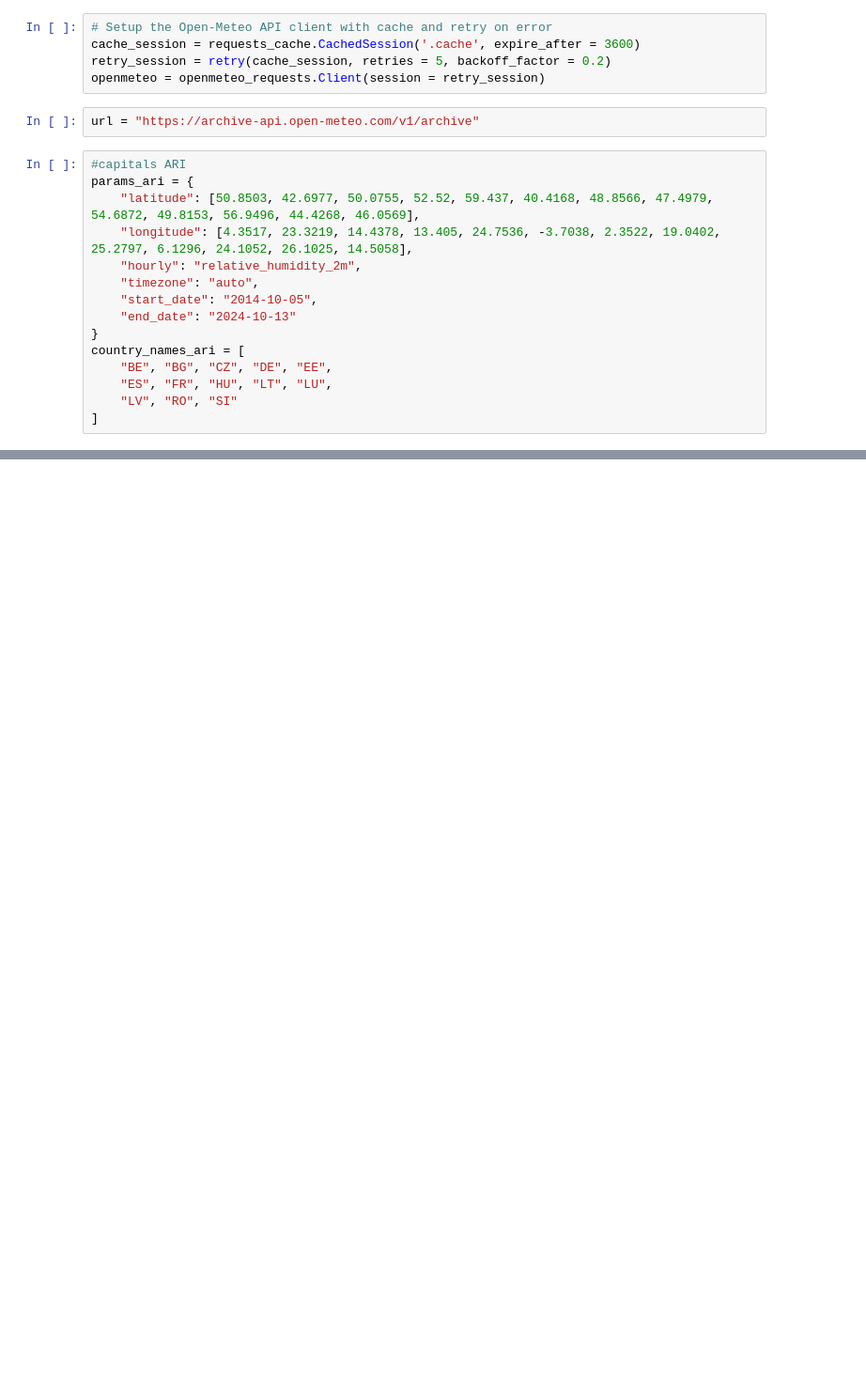
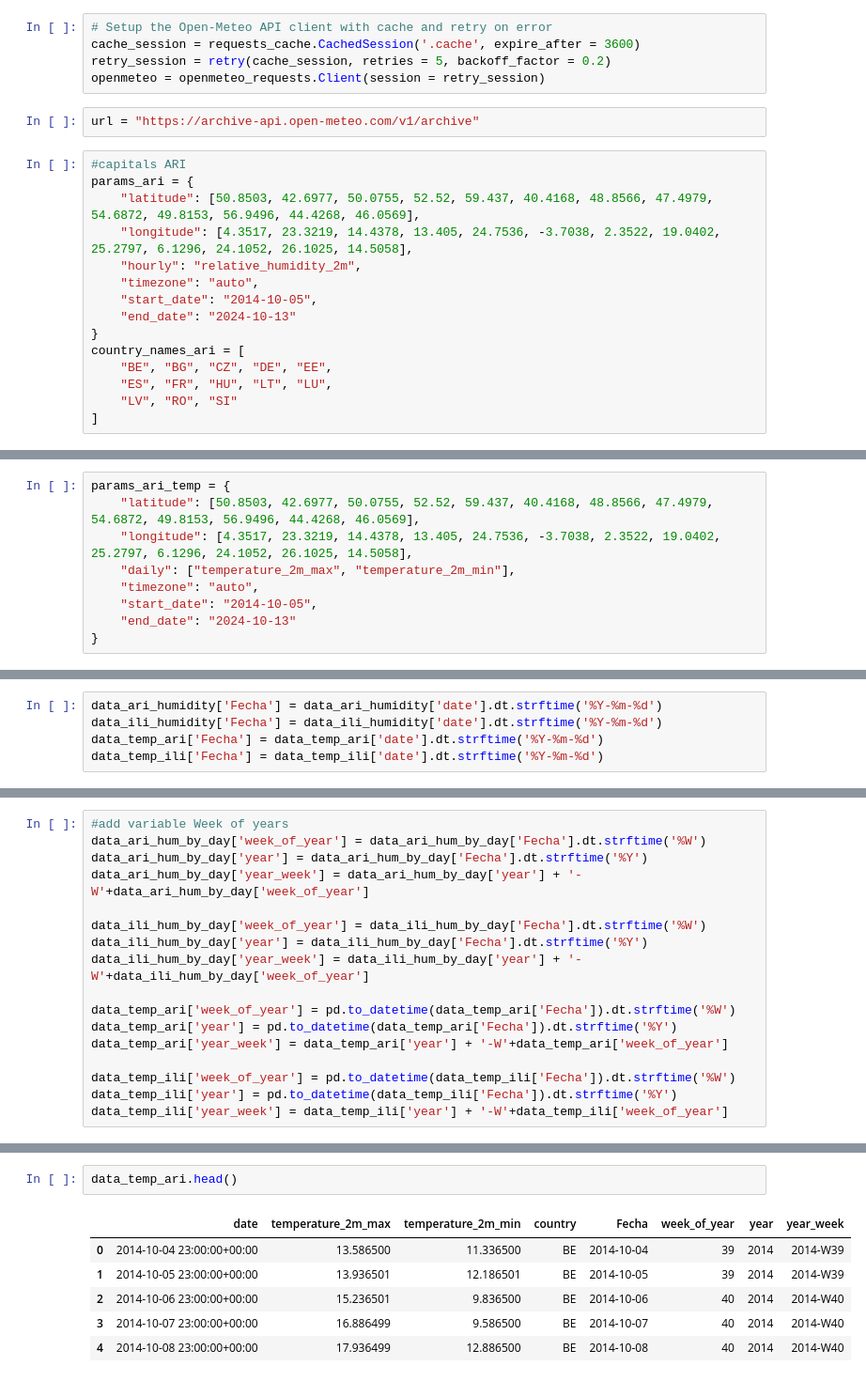
Before and after one commit to flopidopi23/TFM, a Jupyter notebook: preproccess.ipynb, the cells around one changed output, grey strips where cells are left out. Shown at 94% size. Cells and saved outputs as stored; diff of their text form; blank space fills up the shorter version.

Commit message:
finish creation of data for modeling

```diff
--- a/preproccess.ipynb
+++ b/preproccess.ipynb
@@ -345,0 +96,9 @@ AttributeError: 'NoneType' object has no attribute 'Variables'
+# %%
+params_ari_temp = {
+ 	"latitude": [50.8503, 42.6977, 50.0755, 52.52, 59.437, 40.4168, 48.8566, 47.4979, 54.6872, 49.8153, 56.9496, 44.4268, 46.0569],
+    "longitude": [4.3517, 23.3219, 14.4378, 13.405, 24.7536, -3.7038, 2.3522, 19.0402, 25.2797, 6.1296, 24.1052, 26.1025, 14.5058],
+	"daily": ["temperature_2m_max", "temperature_2m_min"],
+	"timezone": "auto",
+	"start_date": "2014-10-05",
+	"end_date": "2024-10-13"
+}
@@ -345,0 +291,5 @@ AttributeError: 'NoneType' object has no attribute 'Variables'
+# %%
+data_ari_humidity['Fecha'] = data_ari_humidity['date'].dt.strftime('%Y-%m-%d')
+data_ili_humidity['Fecha'] = data_ili_humidity['date'].dt.strftime('%Y-%m-%d')
+data_temp_ari['Fecha'] = data_temp_ari['date'].dt.strftime('%Y-%m-%d')
+data_temp_ili['Fecha'] = data_temp_ili['date'].dt.strftime('%Y-%m-%d')
@@ -345,0 +341,17 @@ AttributeError: 'NoneType' object has no attribute 'Variables'
+# %%
+#add variable Week of years
+data_ari_hum_by_day['week_of_year'] = data_ari_hum_by_day['Fecha'].dt.strftime('%W')
+data_ari_hum_by_day['year'] = data_ari_hum_by_day['Fecha'].dt.strftime('%Y')
+data_ari_hum_by_day['year_week'] = data_ari_hum_by_day['year'] + '-W'+data_ari_hum_by_day['week_of_year']
+
+data_ili_hum_by_day['week_of_year'] = data_ili_hum_by_day['Fecha'].dt.strftime('%W')
+data_ili_hum_by_day['year'] = data_ili_hum_by_day['Fecha'].dt.strftime('%Y')
+data_ili_hum_by_day['year_week'] = data_ili_hum_by_day['year'] + '-W'+data_ili_hum_by_day['week_of_year']
+
+data_temp_ari['week_of_year'] = pd.to_datetime(data_temp_ari['Fecha']).dt.strftime('%W')
+data_temp_ari['year'] = pd.to_datetime(data_temp_ari['Fecha']).dt.strftime('%Y')
+data_temp_ari['year_week'] = data_temp_ari['year'] + '-W'+data_temp_ari['week_of_year']
+
+data_temp_ili['week_of_year'] = pd.to_datetime(data_temp_ili['Fecha']).dt.strftime('%W')
+data_temp_ili['year'] = pd.to_datetime(data_temp_ili['Fecha']).dt.strftime('%Y')
+data_temp_ili['year_week'] = data_temp_ili['year'] + '-W'+data_temp_ili['week_of_year']
@@ -345,0 +367,9 @@ AttributeError: 'NoneType' object has no attribute 'Variables'
+# %%
+data_temp_ari.head()
+# %% [output]
+|  | date | temperature_2m_max | temperature_2m_min | country | Fecha | week_of_year | year | year_week |
+| 0 | 2014-10-04 23:00:00+00:00 | 13.586500 | 11.336500 | BE | 2014-10-04 | 39 | 2014 | 2014-W39 |
+| 1 | 2014-10-05 23:00:00+00:00 | 13.936501 | 12.186501 | BE | 2014-10-05 | 39 | 2014 | 2014-W39 |
+| 2 | 2014-10-06 23:00:00+00:00 | 15.236501 | 9.836500 | BE | 2014-10-06 | 40 | 2014 | 2014-W40 |
+| 3 | 2014-10-07 23:00:00+00:00 | 16.886499 | 9.586500 | BE | 2014-10-07 | 40 | 2014 | 2014-W40 |
+| 4 | 2014-10-08 23:00:00+00:00 | 17.936499 | 12.886500 | BE | 2014-10-08 | 40 | 2014 | 2014-W40 |
```
Also changed, not shown: parts of 48 cells of this notebook, 7 other files.
